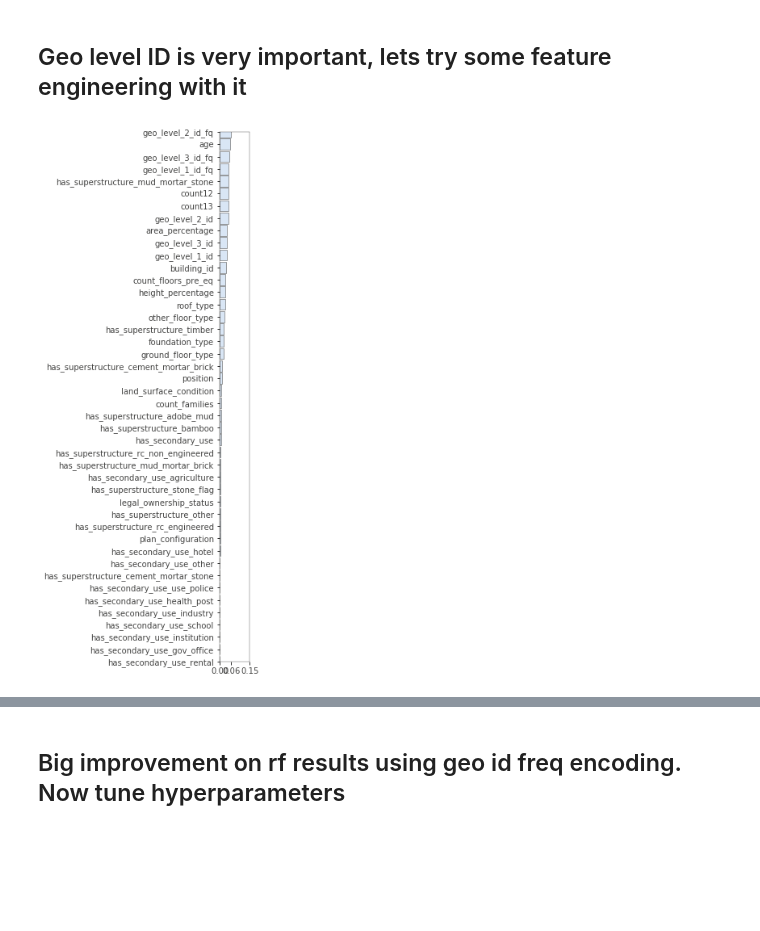
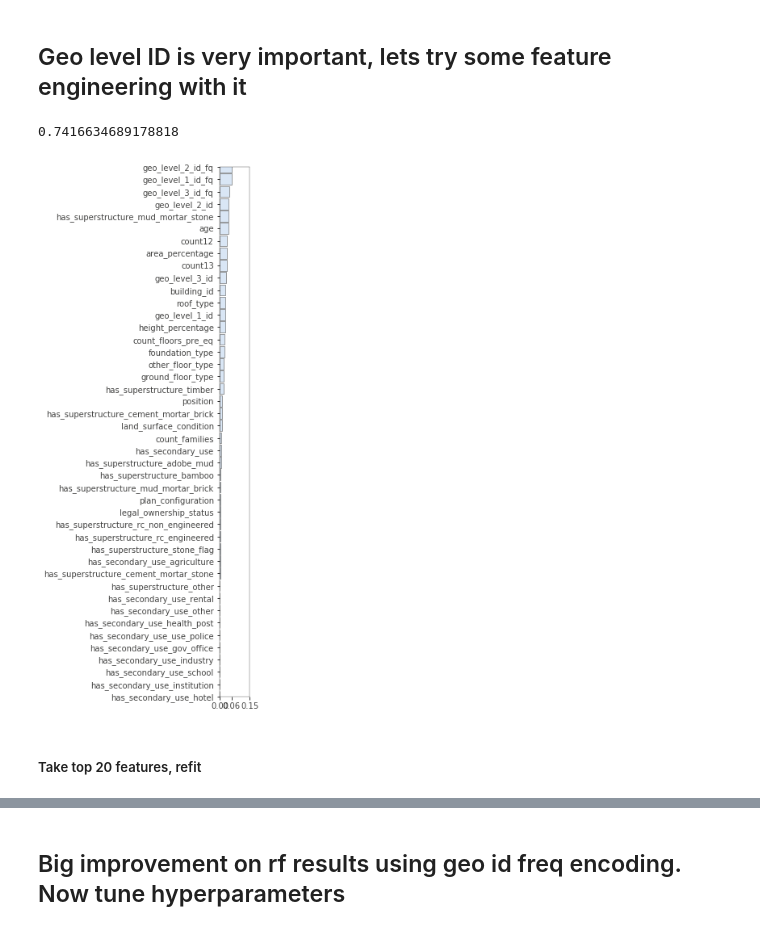
Before and after one commit to alan-flint/Richter-DrivenData, a Jupyter notebook: src/final_notebook.ipynb, the cells around one changed output, grey strips where cells are left out. Saved outputs shown, nothing was run; the diff lists cells and outputs as text; code cells hidden in the pictures; blank space fills up the shorter version.

```diff
--- a/src/final_notebook.ipynb
+++ b/src/final_notebook.ipynb
@@ -219,9 +230,13 @@ X = fe.transform(X)
 #get new train and test set
 X_train, X_test, y_train, y_test = train_test_split(X, y, test_size=0.2)
 # %%
-model2 = RandomForestClassifier(n_estimators=200, min_samples_leaf=3, n_jobs=-1)
+model2 = RandomForestClassifier(n_estimators=150, min_samples_leaf=3, oob_score=True, n_jobs=-1)
 model2.fit(X_train, y_train)
+print(model2.oob_score_)
 imp = importances(model2, X_train, y_train) # permutation
 viz = plot_importances(imp)
 # %% [output]
+0.7416634689178818
-[figure, old version]
+[figure, new version]
+# %% [markdown]
+##### Take top 20 features, refit
```
Also changed, not shown: parts of 27 cells of this notebook, 2 other files.
